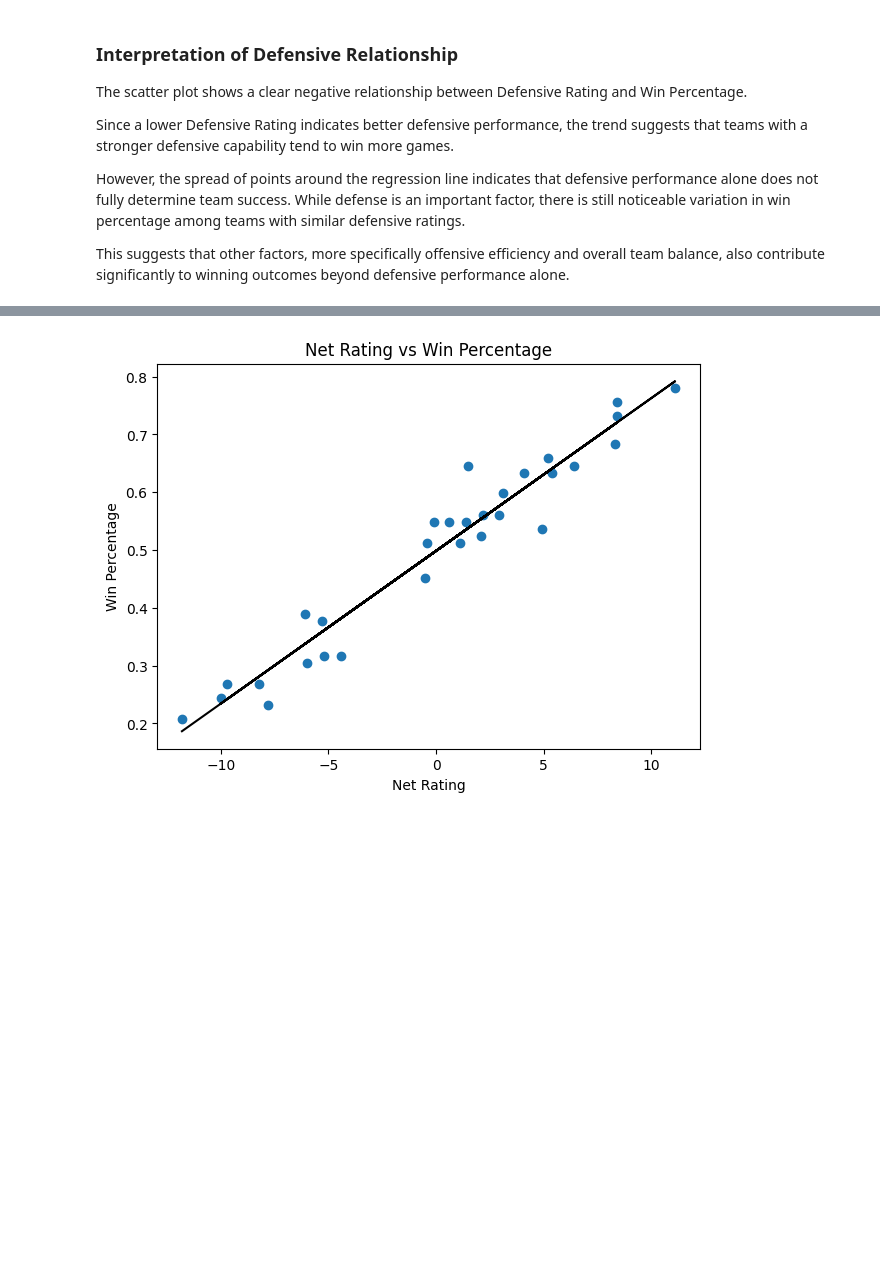
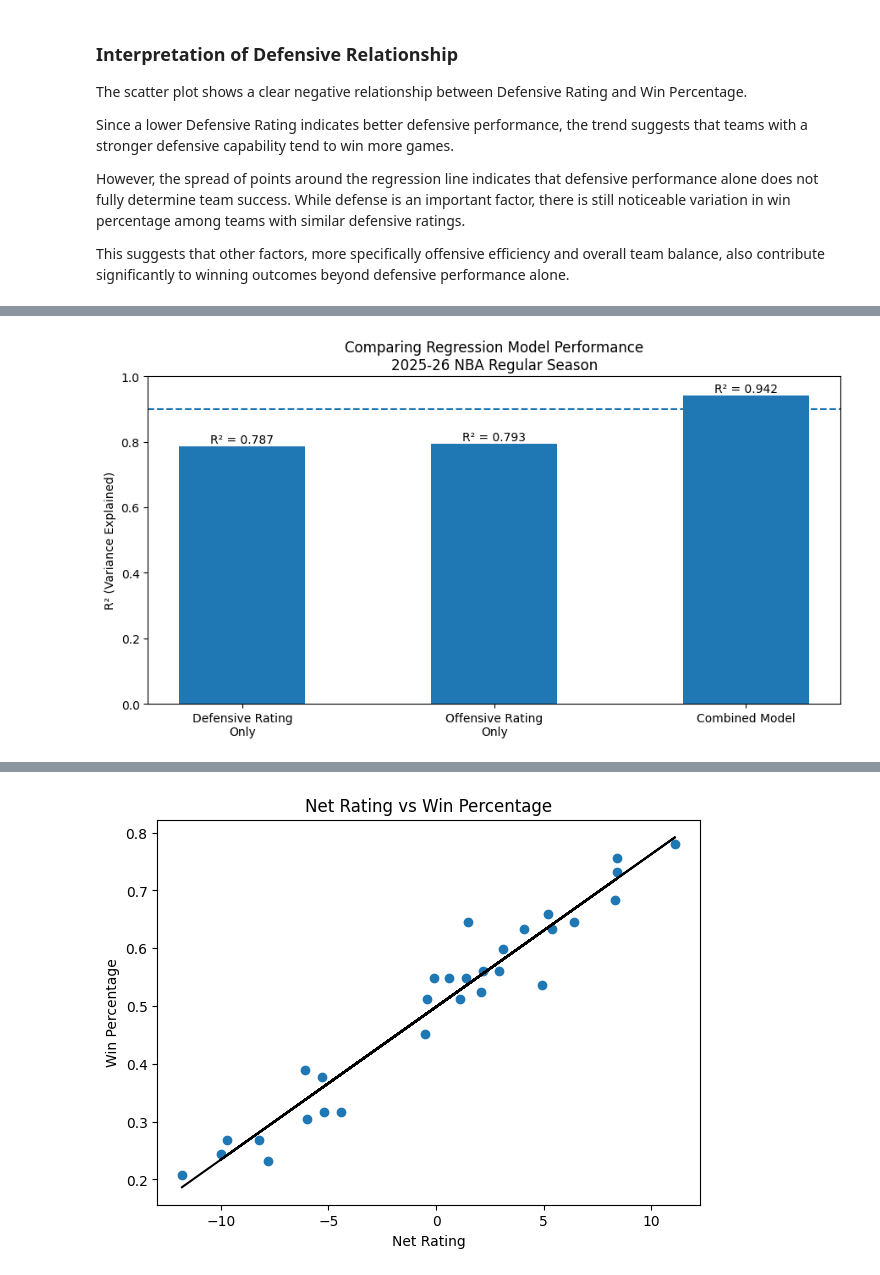
Before and after one commit to veskala01-lgtm/nba-team-success-analysis, a Jupyter notebook: nba_defense_project/notebook/nba_defense_analysis.ipynb, the cells around one changed output, grey strips where cells are left out. Cells and saved outputs as stored; diff of their text form; code cells hidden in the pictures; blank space fills up the shorter version.

```diff
--- a/nba_defense_project/notebook/nba_defense_analysis.ipynb
+++ b/nba_defense_project/notebook/nba_defense_analysis.ipynb
@@ -289,11 +349,3 @@ Notes:
 [1] Standard Errors assume that the covariance matrix of the errors is correctly specified.
 [2] The condition number is large, 1.4e+04. This might indicate that there are
 strong multicollinearity or other numerical problems.
-# %%
-X = selected_df[['DEF_RATING']]
-y = selected_df['W_PCT']
-
-X = sm.add_constant(X)
-
-model = sm.OLS(y, X).fit()
-print(model.summary())
@@ -318,9 +351,0 @@ strong multicollinearity or other numerical problems.
-# %%
-X = selected_df[['OFF_RATING']]
-y = selected_df['W_PCT']
-
-X = sm.add_constant(X)
-
-model = sm.OLS(y, X).fit()
-
-print(model.summary())
@@ -352,0 +368,48 @@ This shows that the NBA winning outcomes are significantly driven by a balance o
+# %%
+r_squared = [
+    model_defense.rsquared,
+    model_offense.rsquared,
+    model.rsquared
+]
+
+models = [
+    'Defensive Rating\nOnly',
+    'Offensive Rating\nOnly',
+    'Combined Model'
+]
+
+plt.figure(figsize=(9, 5))
+
+bars = plt.bar(
+    models,
+    r_squared,
+    width=0.5
+)
+
+plt.ylim(0, 1)
+
+plt.ylabel('R² (Variance Explained)')
+
+plt.title(
+    'Comparing Regression Model Performance\n2025-26 NBA Regular Season'
+)
+
+plt.axhline(
+    y=0.9,
+    linestyle='--'
+)
+
+for bar, value in zip(bars, r_squared):
+
+    plt.text(
+        bar.get_x() + bar.get_width() / 2,
+        value + 0.01,
+        f'R² = {value:.3f}',
+        ha='center'
+    )
+
+plt.tight_layout()
+
+plt.show()
+# %% [output]
+[figure, added]
```
Also changed, not shown: parts of 31 cells of this notebook.
